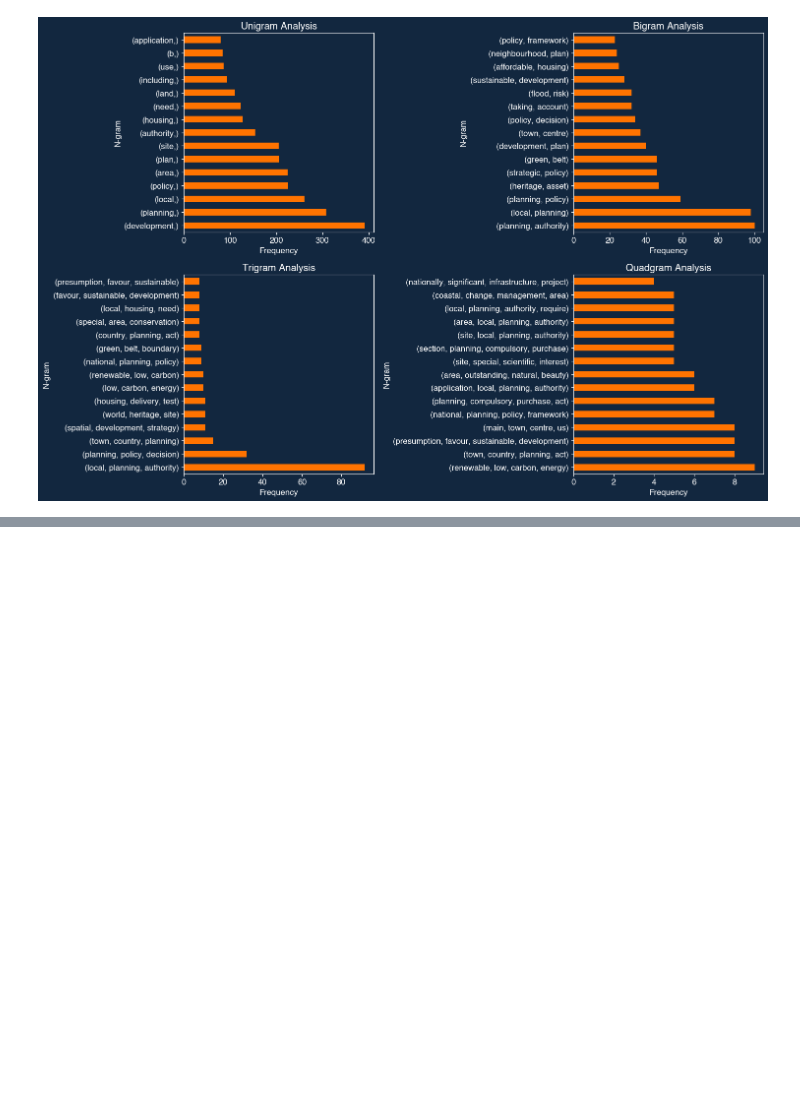
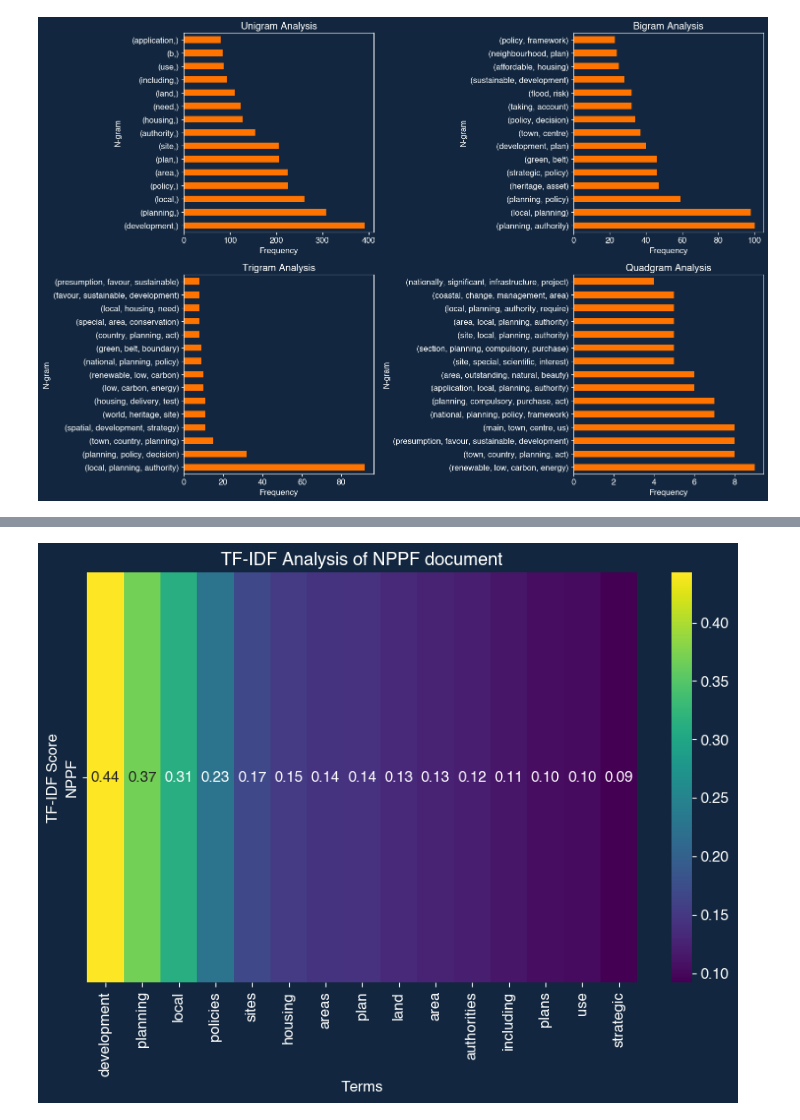
Before and after one commit to george-m2/uk-levelling-up-data-mining, a Jupyter notebook: govTextExtraction.ipynb, the cells around one changed output, grey strips where cells are left out. Saved outputs shown, nothing was run; the diff lists cells and outputs as text; code cells hidden in the pictures; blank space fills up the shorter version.

Commit message:
Added preliminary tf-idf analysis

```diff
--- a/govTextExtraction.ipynb
+++ b/govTextExtraction.ipynb
@@ -124,0 +141,11 @@ plt.show()
+# %%
+count_wm = countvectorizer.fit_transform([text_nppf])
+tfidf_wm = tfidfvectorizer.fit_transform([text_nppf])
+# %%
+count_tokens = countvectorizer.get_feature_names_out()
+tfidf_tokens = tfidfvectorizer.get_feature_names_out()
+# %%
+df_countvect = pd.DataFrame(data = count_wm.toarray(),index = ['NPPF'],columns = count_tokens)
+df_tfidfvect = pd.DataFrame(data = tfidf_wm.toarray(),index = ['NPPF'],columns = tfidf_tokens)
+print(df_countvect)
+print(df_tfidfvect)
@@ -124,0 +170,4 @@ plt.show()
+# %%
+#filter by top 15 tfidf scores
+df_tfidfvect_top15 = df_tfidfvect.T.nlargest(15, 'NPPF').T
+print(df_tfidfvect_top15)
@@ -124,0 +183,10 @@ plt.show()
+# %%
+# Plot TF-IDF heatmap
+plt.figure(figsize=(10, 6))
+sns.heatmap(df_tfidfvect_top15, cmap='viridis', annot=True, fmt=".2f")
+plt.title('TF-IDF Analysis of NPPF document')
+plt.xlabel('Terms')
+plt.ylabel('TF-IDF Score')
+plt.show()
+# %% [output]
+[figure, added]
```
Also changed, not shown: parts of 7 cells of this notebook.
